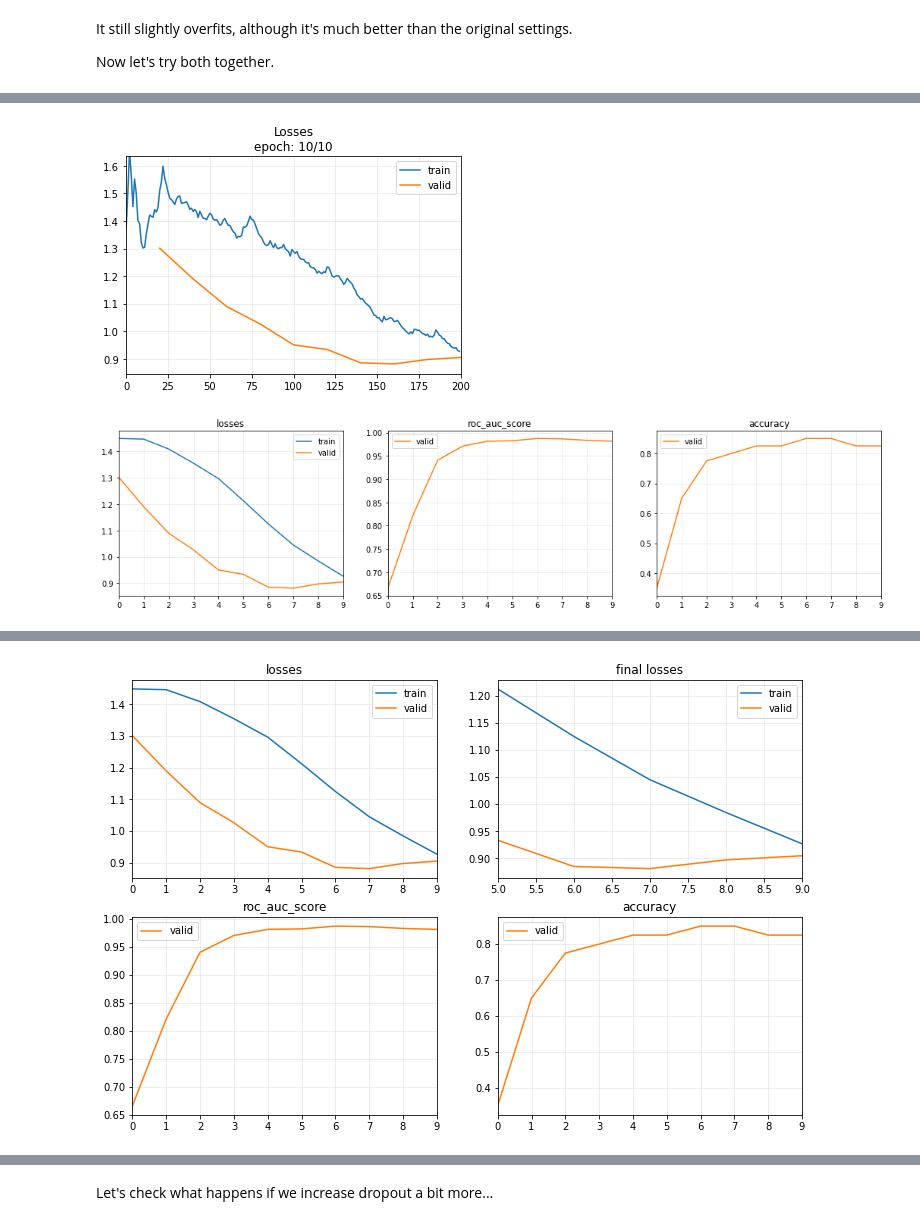
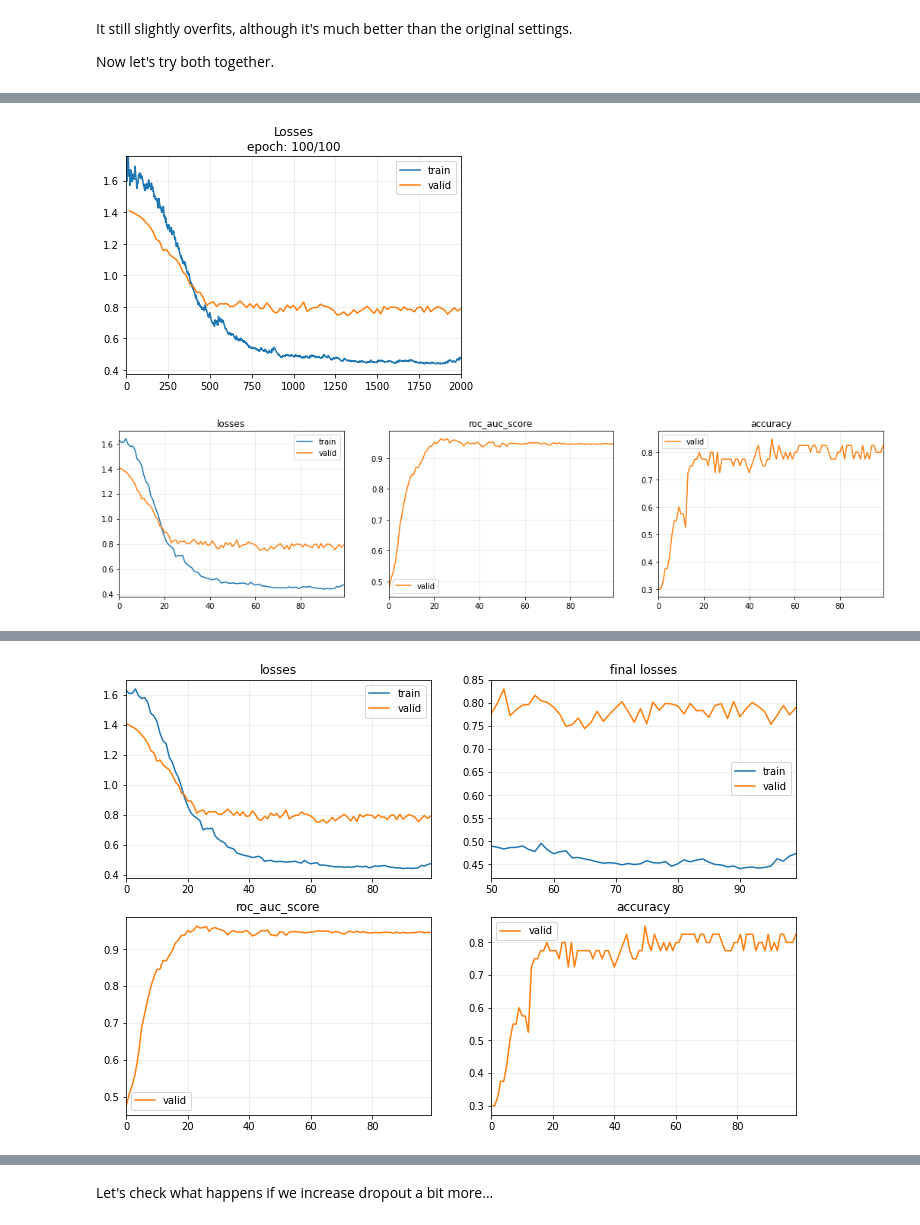
Before and after one commit to bettermorn/IAICourse, a Jupyter notebook: Code/Ex05/07.2_Time_Series_Classification_with_Transformer_GPU.ipynb, the cells around one changed output, grey strips where cells are left out. Saved outputs shown, nothing was run; the diff lists cells and outputs as text; code cells hidden in the pictures.

```diff
--- a/Code/Ex05/07.2_Time_Series_Classification_with_Transformer_GPU.ipynb
+++ b/Code/Ex05/07.2_Time_Series_Classification_with_Transformer_GPU.ipynb
@@ -228,7 +240,7 @@ Now let's try both together.
 model = TST(dls.vars, dls.c, dls.len, dropout=.3, fc_dropout=.8)
 learn = Learner(dls, model, loss_func=LabelSmoothingCrossEntropyFlat(), metrics=[RocAuc(), accuracy],  cbs=ShowGraphCallback2())
 start = time.time()
-n_epochs = 10
+n_epochs = 100
 learn.fit_one_cycle(n_epochs, lr_max=1e-4)
 print('\nElapsed time:', time.time() - start)
 learn.plot_metrics()
@@ -248,2 +266,2 @@ beep()
-[figure, old version]
+[figure, new version]
-[figure, old version]
+[figure, new version]
@@ -251,4 +269,4 @@ Elapsed time: 13.951084852218628
-[figure, old version]
+[figure, new version]
 [interactive output not drawn]
 # %% [markdown]
 Let's check what happens if we increase dropout a bit more...
```
Also changed, not shown: parts of 4 cells of this notebook.
